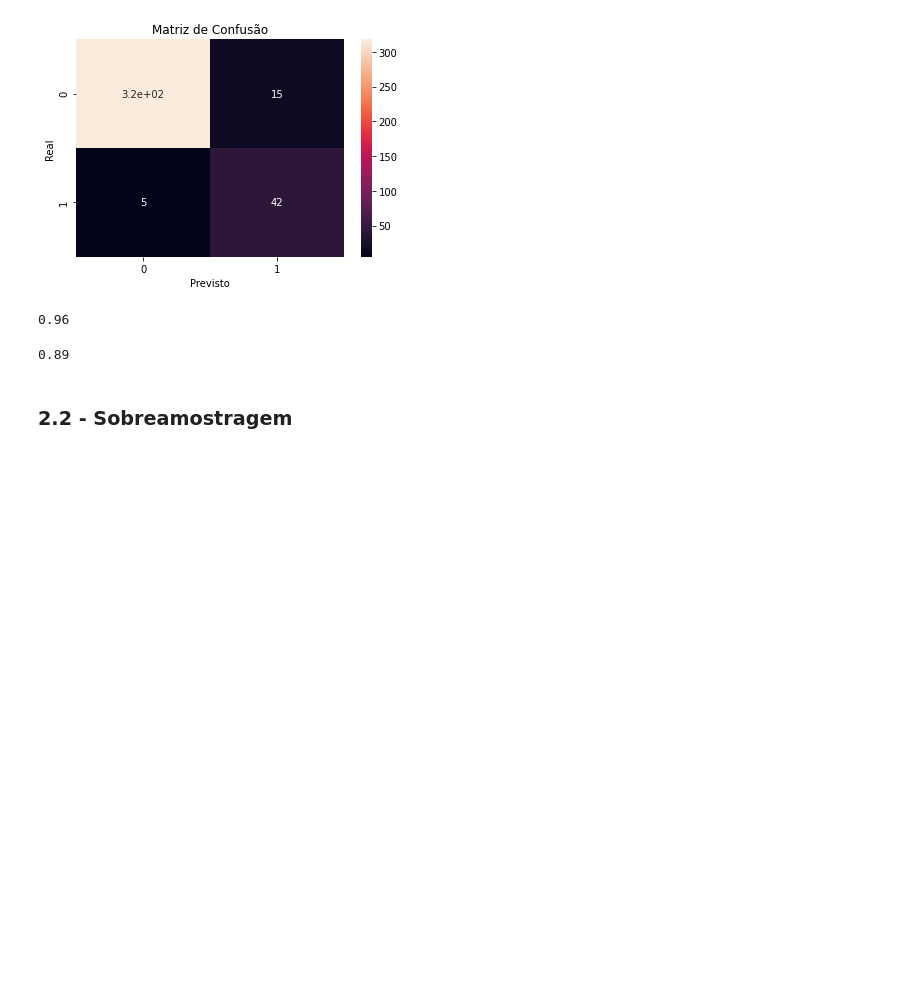
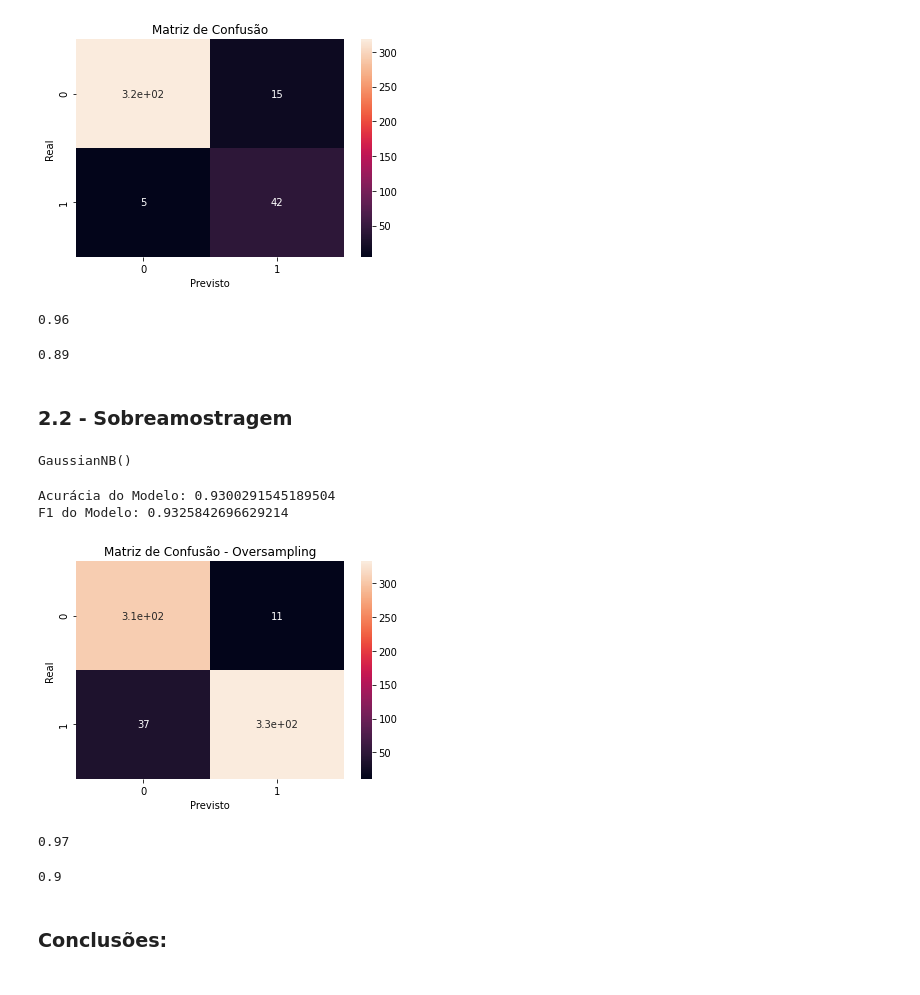
Before and after one commit to Gabrieleas10/Distribuicoes_Probabilidades, a Jupyter notebook: estatistica_completa.ipynb, the cells around one changed output. Saved outputs shown, nothing was run; the diff lists cells and outputs as text; code cells hidden in the pictures; blank space fills up the shorter version.

```diff
--- a/estatistica_completa.ipynb
+++ b/estatistica_completa.ipynb
@@ -446,0 +452,43 @@ round(42 / (42 + 5),2)
+# %%
+# fitando a nova base
+X_over, Y_over = smote.fit_resample(X, Y)
+# %%
+# divisão da base em treino e teste
+X_train, X_test, Y_train, Y_test = train_test_split(X_over, Y_over, test_size=0.2, stratify=Y_over)
+# %%
+# criação do modelo e fit
+modelo = GaussianNB()
+modelo.fit(X_train, Y_train)
+# %% [output]
+GaussianNB()
+# %%
+# previsão do modelo oversampling
+previsoes = modelo.predict(X_test)
+# %%
+# métricas do modelo
+print('Acurácia do Modelo:',accuracy_score(previsoes, Y_test))
+print('F1 do Modelo:',f1_score(previsoes, Y_test))
+# %% [output]
+Acurácia do Modelo: 0.9300291545189504
+F1 do Modelo: 0.9325842696629214
+# %%
+# matriz de confusão undersampling
+cm = confusion_matrix(previsoes, Y_test)
+sns.heatmap(cm, annot=True).set_xlabel('Previsto')
+plt.ylabel('Real')
+plt.title('Matriz de Confusão - Oversampling');
+# %% [output]
+[figure, added]
+# %%
+# percentual de acerto para pessoas que pagam o emprestimo com sobreamostragem
+round(310 / (310 + 11),2)
+# %% [output]
+0.97
+# %%
+# percentual de acerto para pessoas que não pagam o emprestimo com sobreamostragem
+round(330 / (330 + 37),2)
+# %% [output]
+0.9
+# %% [markdown]
+### **Conclusões:**
+####
```
Also changed, not shown: parts of 1 cell of this notebook.
